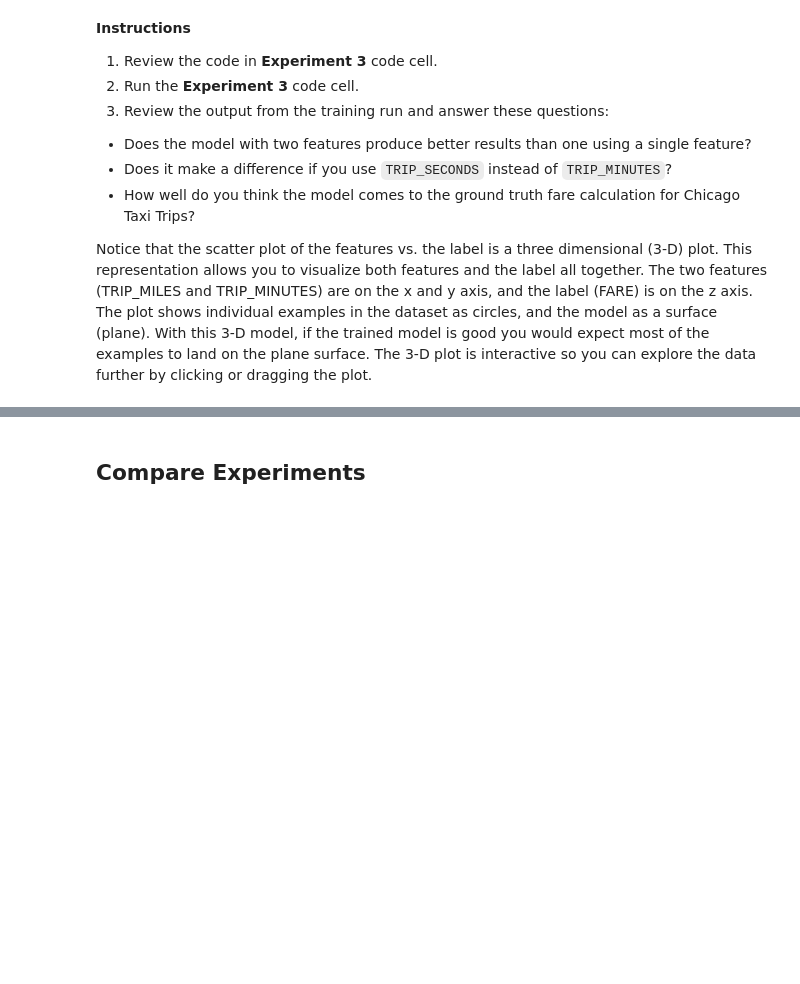
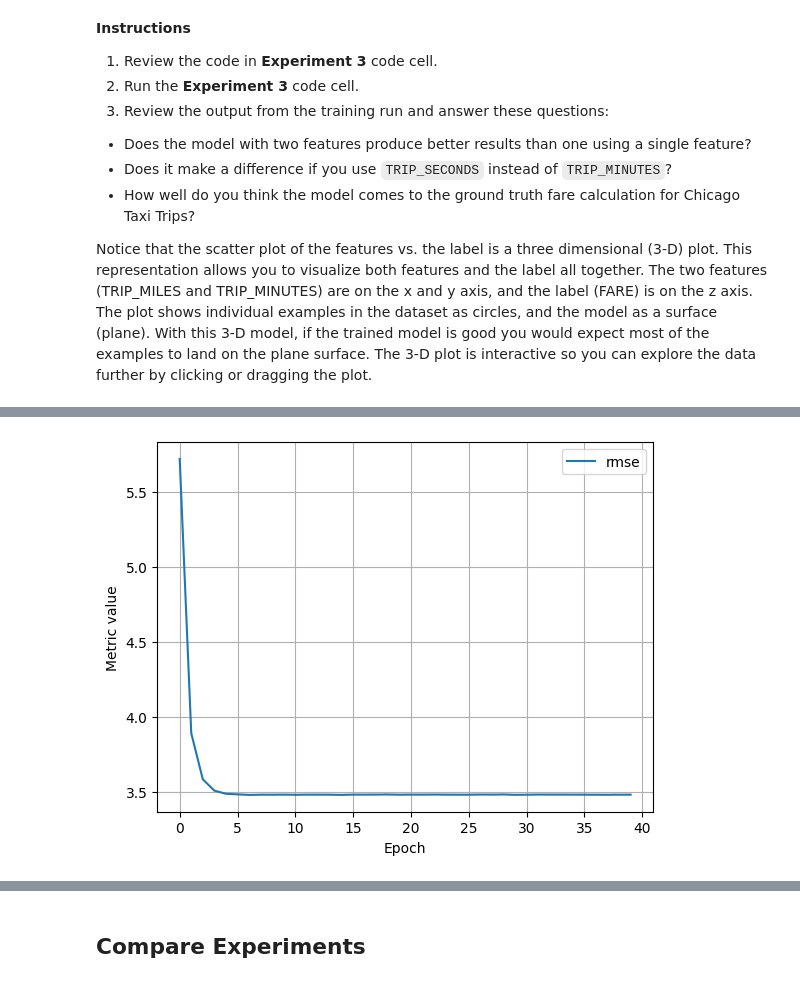
Before and after one commit to kocakcan/ml_foundations, a Jupyter notebook: ml/cc/exercises/linear_regression_taxi.ipynb, the cells around one changed output, grey strips where cells are left out. Drawn from its saved outputs; the diff is of its cells as text; code cells hidden in the pictures; blank space fills up the shorter version.

```diff
--- a/ml/cc/exercises/linear_regression_taxi.ipynb
+++ b/ml/cc/exercises/linear_regression_taxi.ipynb
@@ -548,8 +583,8 @@ Notice that the scatter plot of the features vs. the label is a three dimensiona
 
 # The following variables are the hyperparameters.
 settings_3 = ml_edu.experiment.ExperimentSettings(
-    learning_rate = 0.001,
-    number_epochs = 20,
+    learning_rate = 0.002,
+    number_epochs = 40,
     batch_size = 50,
     input_features = ['TRIP_MILES', 'TRIP_MINUTES']
 )
@@ -564,3 +599,4 @@ experiment_3 = train_model('two_features', model_3, training_df, 'FARE', setting
 
 ml_edu.results.plot_experiment_metrics(experiment_3, ['rmse'])
 ml_edu.results.plot_model_predictions(experiment_3, training_df, 'FARE')
+# %% [output]
@@ -567,3 +621,4 @@ ml_edu.results.plot_model_predictions(experiment_3, training_df, 'FARE')
+[figure, added]
 # %%
 #@title Double-click to view answers for training with two features
 
```
Also changed, not shown: parts of 8 cells of this notebook.
